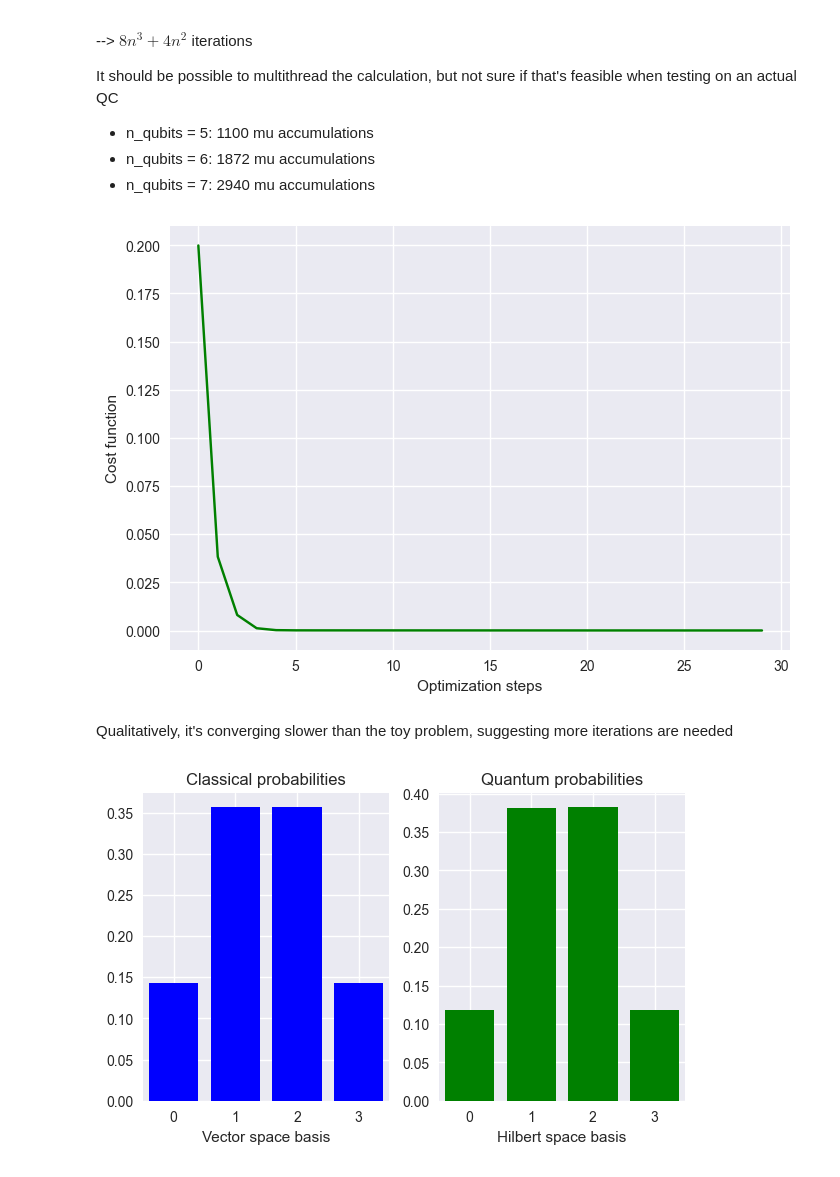
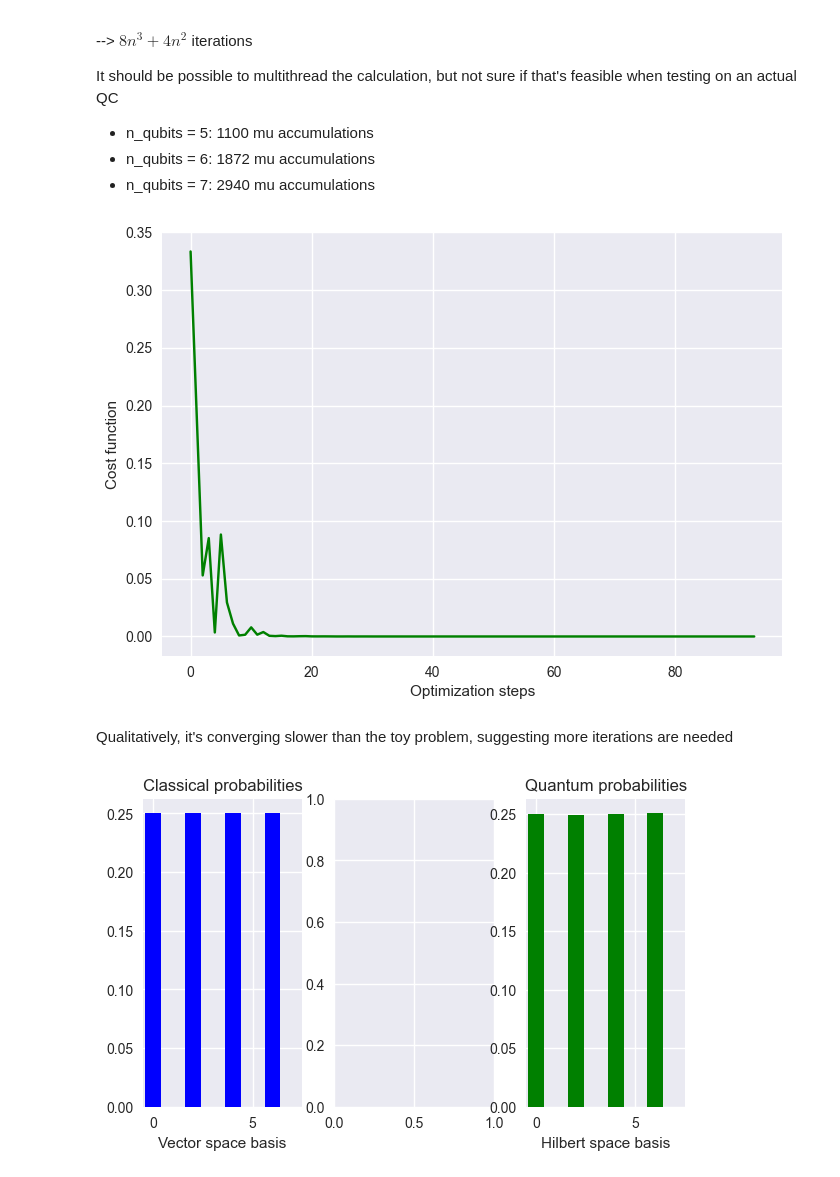
Before and after one commit to quantumethicsproject/Algorithm-Research, a Jupyter notebook: Student-Hub/Indy-Ng/VQLS_Jeffrey.ipynb, the cells around one changed output. Saved outputs shown, nothing was run; the diff lists cells and outputs as text; code cells hidden in the pictures.

Commit message:
data collected for ising n = 2, 3 noiseless COBYLA

```diff
--- a/Student-Hub/Indy-Ng/VQLS_Jeffrey.ipynb
+++ b/Student-Hub/Indy-Ng/VQLS_Jeffrey.ipynb
@@ -61,3 +57,29 @@ hadamard_overlap_test = qml.QNode(hadamard_overlap_test, dev_gamma, interface="a
+# %%
+# # use non-ML optimization methods
+from scipy.optimize import minimize
+
+cost_history2 = []
+
+def cost_fun(w):
+    cost = cost_loc(problem, w, local_hadamard_test)
+    cost_history2.append(cost)
+    # w1s_nonML.append(w[0])
+    # w2s_nonML.append(w[1])
+
+    return cost
+
+OPTIMIZER = "COBYLA"
+if OPTIMIZER == "COBYLA":
+    start = time.time()
+    res = minimize(cost_fun,
+                    w1,
+                    method='COBYLA',
+                    tol=(error**2)/(n_qubits * cond_num**2)
+                    )
+    TTS = time.time() - start
+
+    w1 = res.x
+    calc_err(n_qubits, cost_history2[-1], cond_num)
 # %%
 from IPython.display import clear_output
 
@@ -128,12 +145,13 @@ It should be possible to multithread the calculation, but not sure if that's fea
 # %%
 plt.style.use("seaborn")
 # plt.plot(np.log(cost_history), "g")
-plt.plot(cost_history, "g")
+# plt.plot(cost_history, "g")
+plt.plot(cost_history2, "g")
 plt.ylabel("Cost function")
 plt.xlabel("Optimization steps")
 plt.show()
 # %% [output]
-[figure, old version]
+[figure, new version]
 # %% [markdown]
 Qualitatively, it's converging slower than the toy problem, suggesting more iterations are needed
 # %%
@@ -172,20 +190,26 @@ def get_qprobs(problem, w, device):
     return q_probs
 
 
-q_probs = get_qprobs(problem, best_w, dev_x)
+# q_probs = get_qprobs(problem, best_w, dev_x)
+q_probs2 = get_qprobs(problem, w1, dev_x)
 # %%
-fig, (ax1, ax2) = plt.subplots(1, 2, figsize=(7, 4))
+fig, (ax1, ax2, ax3) = plt.subplots(1, 3, figsize=(7, 4))
 
 ax1.bar(np.arange(0, 2 ** n_qubits), c_probs, color="blue")
 ax1.set_xlim(-0.5, 2 ** n_qubits - 0.5)
 ax1.set_xlabel("Vector space basis")
 ax1.set_title("Classical probabilities")
 
-ax2.bar(np.arange(0, 2 ** n_qubits), q_probs, color="green")
-ax2.set_xlim(-0.5, 2 ** n_qubits - 0.5)
-ax2.set_xlabel("Hilbert space basis")
-ax2.set_title("Quantum probabilities")
+# ax2.bar(np.arange(0, 2 ** n_qubits), q_probs, color="green")
+# ax2.set_xlim(-0.5, 2 ** n_qubits - 0.5)
+# ax2.set_xlabel("Hilbert space basis")
+# ax2.set_title("Quantum probabilities")
+
+ax3.bar(np.arange(0, 2 ** n_qubits), q_probs2, color="green")
+ax3.set_xlim(-0.5, 2 ** n_qubits - 0.5)
+ax3.set_xlabel("Hilbert space basis")
+ax3.set_title("Quantum probabilities")
 
 plt.show()
 # %% [output]
-[figure, old version]
+[figure, new version]
```
Also changed, not shown: parts of 8 cells of this notebook, 7 other files.
